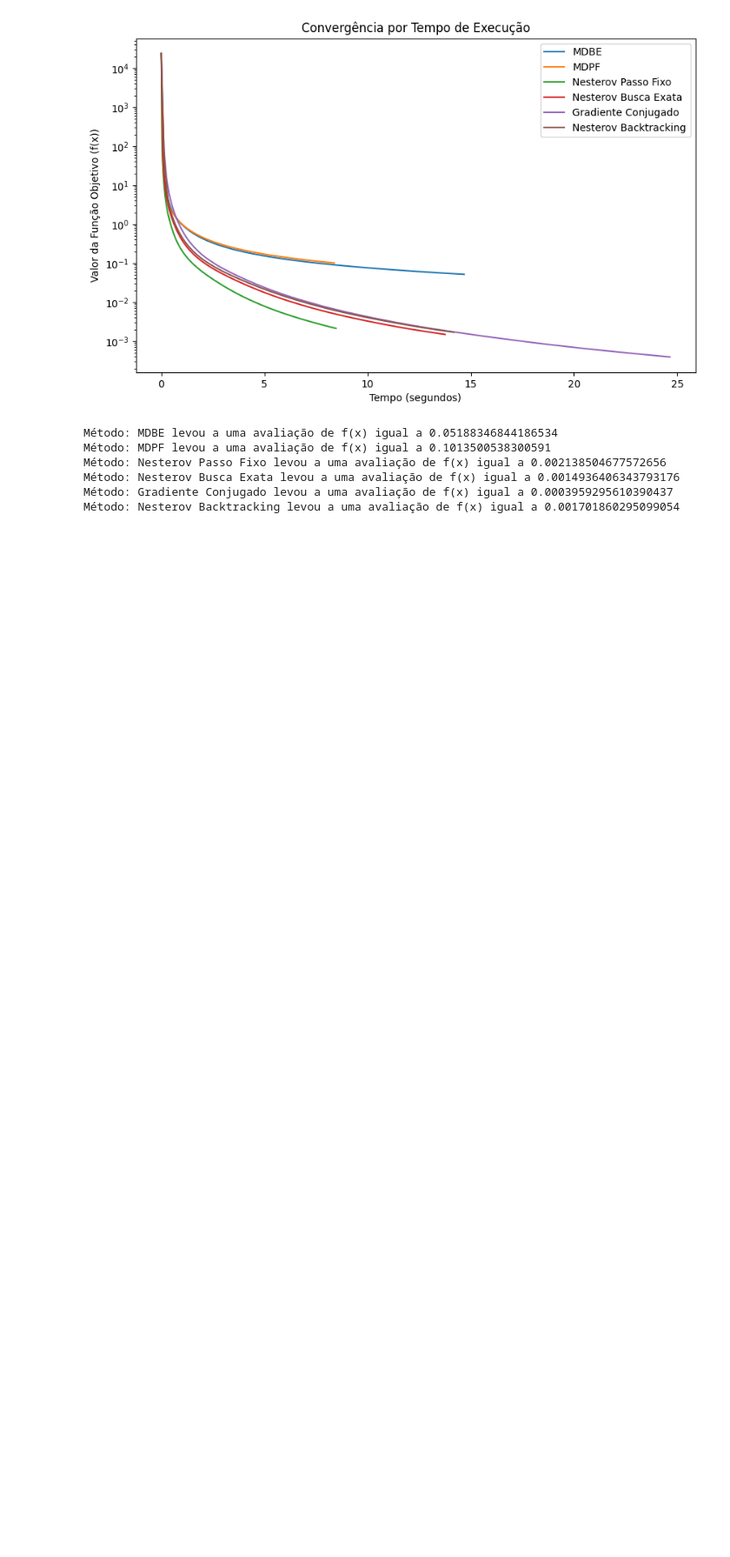
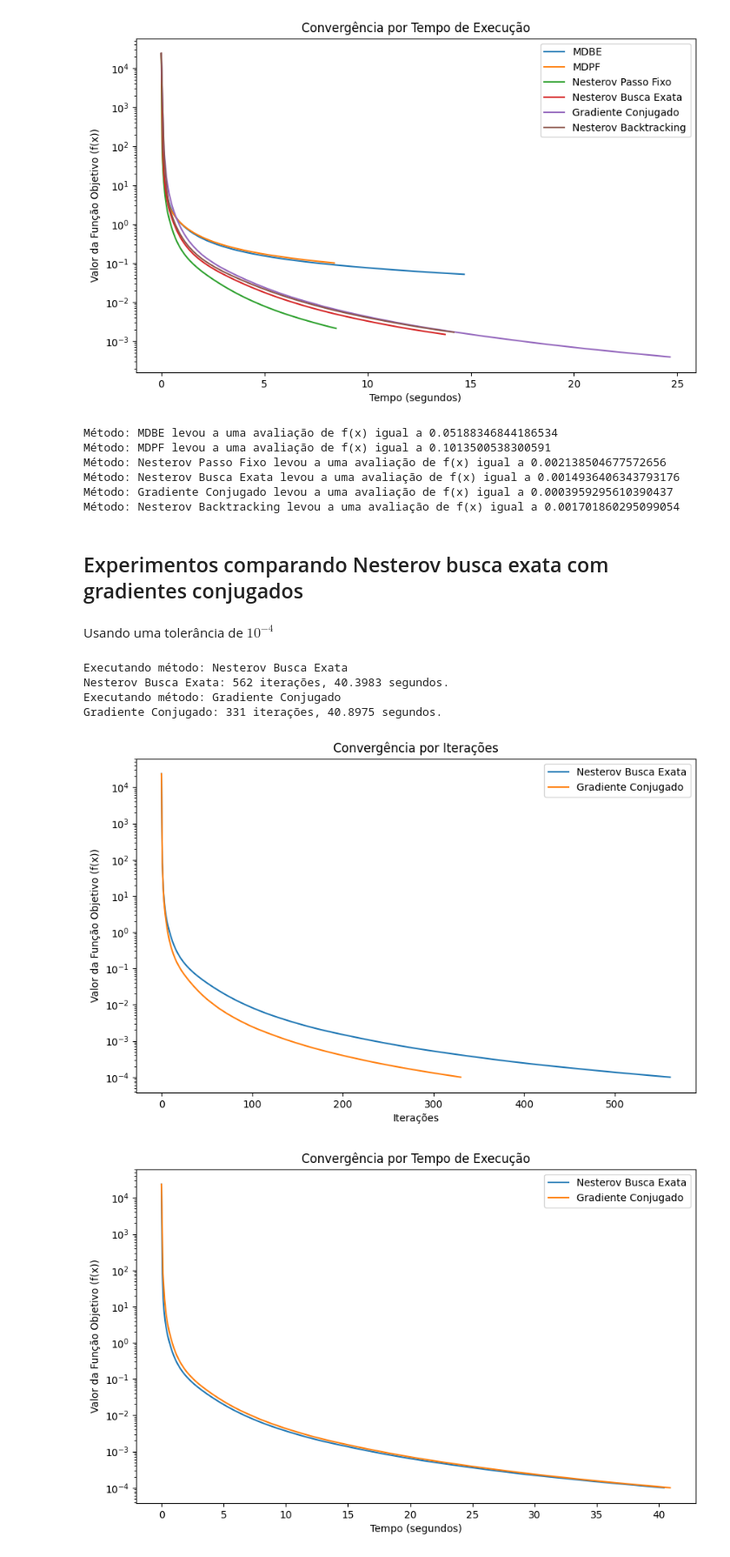
Before and after one commit to gligabo/projeto_ic, a Jupyter notebook: sem_regularizacao/reconstrucao_borrada.ipynb, the cells around one changed output. Shown at 87% size. Saved outputs shown, nothing was run; the diff lists cells and outputs as text; code cells hidden in the pictures; blank space fills up the shorter version.

Commit message:
Adicionando alguns experimentos e uma conclusão do uso da busca linear exata

```diff
--- a/sem_regularizacao/reconstrucao_borrada.ipynb
+++ b/sem_regularizacao/reconstrucao_borrada.ipynb
@@ -433,3 +433,47 @@ Método: Nesterov Passo Fixo levou a uma avaliação de f(x) igual a 0.002138504
 Método: Nesterov Busca Exata levou a uma avaliação de f(x) igual a 0.0014936406343793176
 Método: Gradiente Conjugado levou a uma avaliação de f(x) igual a 0.0003959295610390437
 Método: Nesterov Backtracking levou a uma avaliação de f(x) igual a 0.001701860295099054
+# %% [markdown]
+## Experimentos comparando Nesterov busca exata com gradientes conjugados
+# %% [markdown]
+Usando uma tolerância de $10^{-4}$
+# %%
+x0 = np.zeros_like( img )
+tol = 1e-4
+max_iter = 1000
+# %%
+methods = {
+    "Nesterov Busca Exata": lambda f, grad_f, x0, tol, max_iter: Algorithms.nesterov_exato( f, grad_f, x = x0, Q = ATA, tol = tol, max_iter = max_iter ),
+    "Gradiente Conjugado" : lambda f, grad_f, x0, tol, max_iter: Algorithms.conjugate( ATA, A_transpose( b ), x0, f, tol = tol, max_iter = max_iter ),
+}
+
+results = compare_methods( methods, f, grad_f, x0, tol = tol, max_iter = max_iter )
+# %% [output]
+Executando método: Nesterov Busca Exata
+Nesterov Busca Exata: 562 iterações, 40.3983 segundos.
+Executando método: Gradiente Conjugado
+Gradiente Conjugado: 331 iterações, 40.8975 segundos.
+# %%
+plt.figure( figsize = ( 10, 6 ) )
+for name, res in results.items():
+    plt.plot( res[ "function_values" ], label = name )
+plt.xlabel( "Iterações" )
+plt.ylabel( "Valor da Função Objetivo (f(x))" )
+plt.yscale( "log" )
+plt.legend()
+plt.title( "Convergência por Iterações" )
+plt.show()
+
+plt.figure( figsize = ( 10, 6 ) )
+for name, res in results.items():
+    times = np.linspace( 0, res[ "execution_time" ], len( res[ "function_values" ] ) )
+    plt.plot( times, res[ "function_values" ], label = name )
+plt.xlabel( "Tempo (segundos)" )
+plt.ylabel( "Valor da Função Objetivo (f(x))" )
+plt.yscale( "log" )
+plt.legend()
+plt.title( "Convergência por Tempo de Execução" )
+plt.show()
+# %% [output]
+[figure, added]
+[figure, added]
```
Also changed, not shown: parts of 7 cells of this notebook.
